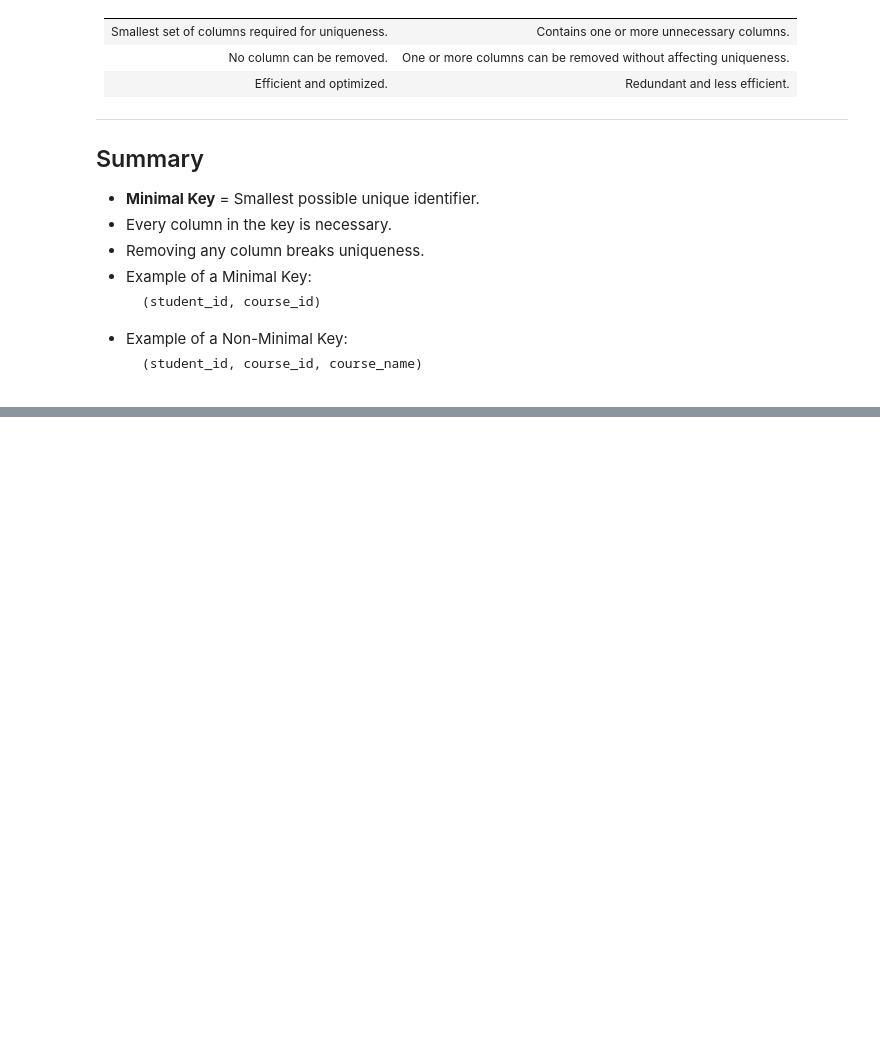
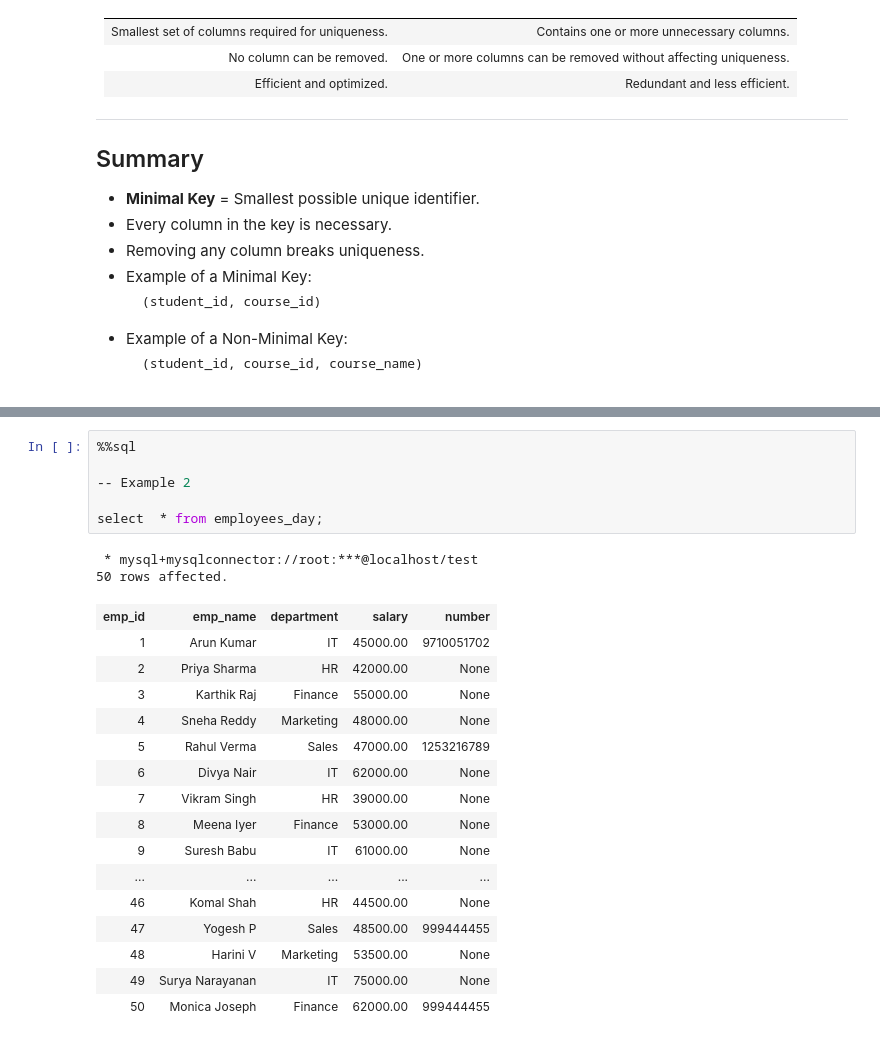
Before and after one commit to karthikeyanm-dev/DE-SQL, a Jupyter notebook: DE-With-Def.ipynb, the cells around one changed output, grey strips where cells are left out. Saved outputs shown, nothing was run; the diff lists cells and outputs as text; blank space fills up the shorter version.

```diff
--- a/DE-With-Def.ipynb
+++ b/DE-With-Def.ipynb
@@ -2805,0 +7956,25 @@ is a **Non-Minimal Key** because it contains an extra column.
+# %%
+%%sql
+
+-- Example 2
+
+select  * from employees_day;
+# %% [output]
+ * mysql+mysqlconnector://root:***@localhost/test
+50 rows affected.
+| emp_id | emp_name | department | salary | number |
+| 1 | Arun Kumar | IT | 45000.00 | 9710051702 |
+| 2 | Priya Sharma | HR | 42000.00 | None |
+| 3 | Karthik Raj | Finance | 55000.00 | None |
+| 4 | Sneha Reddy | Marketing | 48000.00 | None |
+| 5 | Rahul Verma | Sales | 47000.00 | 1253216789 |
+| 6 | Divya Nair | IT | 62000.00 | None |
+| 7 | Vikram Singh | HR | 39000.00 | None |
+| 8 | Meena Iyer | Finance | 53000.00 | None |
+| 9 | Suresh Babu | IT | 61000.00 | None |
+| ... | ... | ... | ... | ... |
+| 46 | Komal Shah | HR | 44500.00 | None |
+| 47 | Yogesh P | Sales | 48500.00 | 999444455 |
+| 48 | Harini V | Marketing | 53500.00 | None |
+| 49 | Surya Narayanan | IT | 75000.00 | None |
+| 50 | Monica Joseph | Finance | 62000.00 | 999444455 |
```
Also changed, not shown: parts of 109 cells of this notebook.
